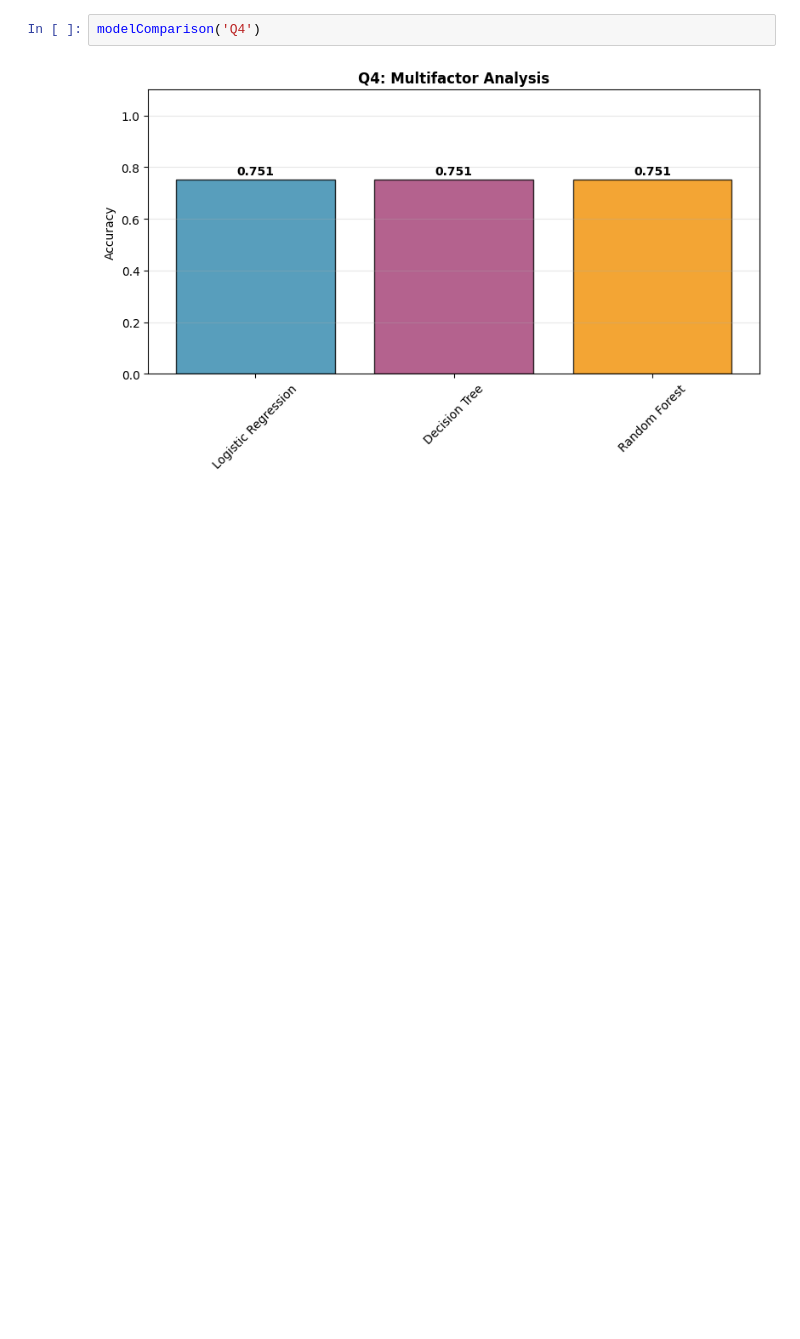
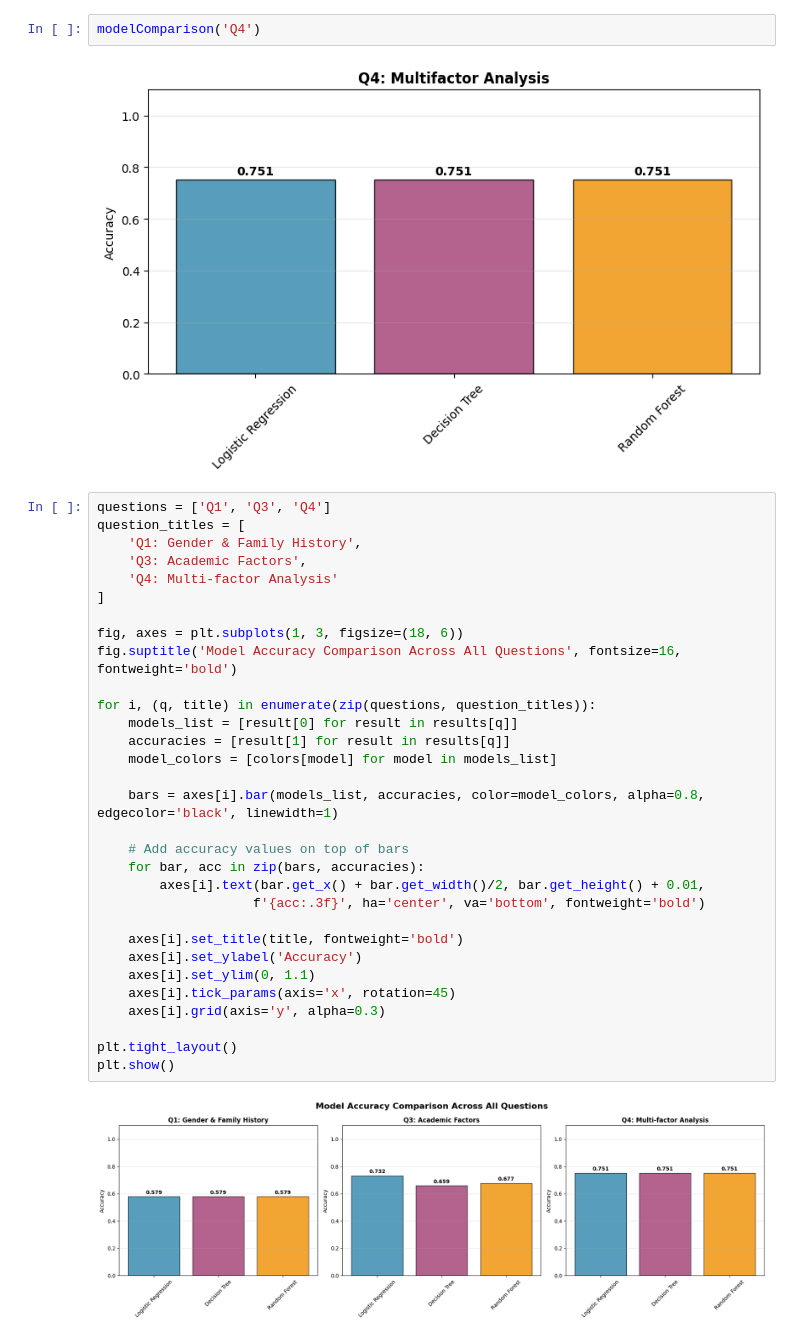
Before and after one commit to dinnifarisya/Student-Depression-Data-Science-Project, a Jupyter notebook: Data Science Project.ipynb, the cells around one changed output. Saved outputs shown, nothing was run; the diff lists cells and outputs as text; blank space fills up the shorter version.

```diff
--- a/Data Science Project.ipynb
+++ b/Data Science Project.ipynb
@@ -1355,6 +1355,39 @@ plt.show()
 modelComparison('Q4')
 # %% [output]
 [figure]
+# %%
+questions = ['Q1', 'Q3', 'Q4']
+question_titles = [
+    'Q1: Gender & Family History',
+    'Q3: Academic Factors',
+    'Q4: Multi-factor Analysis'
+]
+
+fig, axes = plt.subplots(1, 3, figsize=(18, 6))
+fig.suptitle('Model Accuracy Comparison Across All Questions', fontsize=16, fontweight='bold')
+
+for i, (q, title) in enumerate(zip(questions, question_titles)):
+    models_list = [result[0] for result in results[q]]
+    accuracies = [result[1] for result in results[q]]
+    model_colors = [colors[model] for model in models_list]
+
+    bars = axes[i].bar(models_list, accuracies, color=model_colors, alpha=0.8, edgecolor='black', linewidth=1)
+
+    # Add accuracy values on top of bars
+    for bar, acc in zip(bars, accuracies):
+        axes[i].text(bar.get_x() + bar.get_width()/2, bar.get_height() + 0.01,
+                    f'{acc:.3f}', ha='center', va='bottom', fontweight='bold')
+
+    axes[i].set_title(title, fontweight='bold')
+    axes[i].set_ylabel('Accuracy')
+    axes[i].set_ylim(0, 1.1)
+    axes[i].tick_params(axis='x', rotation=45)
+    axes[i].grid(axis='y', alpha=0.3)
+
+plt.tight_layout()
+plt.show()
+# %% [output]
+[figure, added]
 # %%
 print("\nSummary of Best Performing Models:")
 for q, title in zip(questions, question_titles):
```
Also changed, not shown: parts of 1 cell of this notebook.
